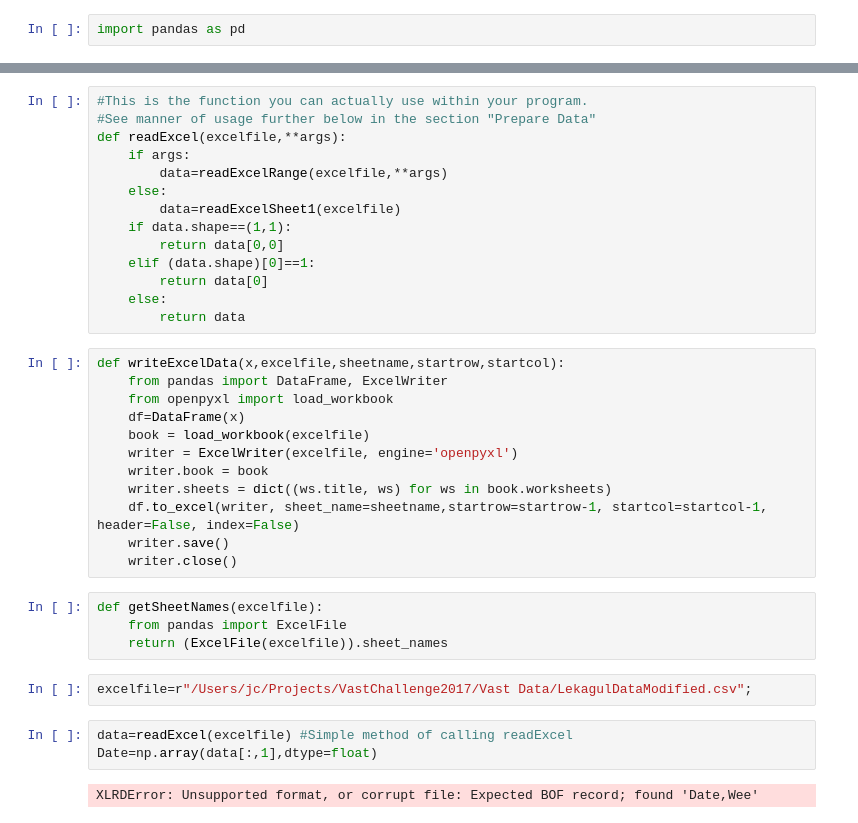
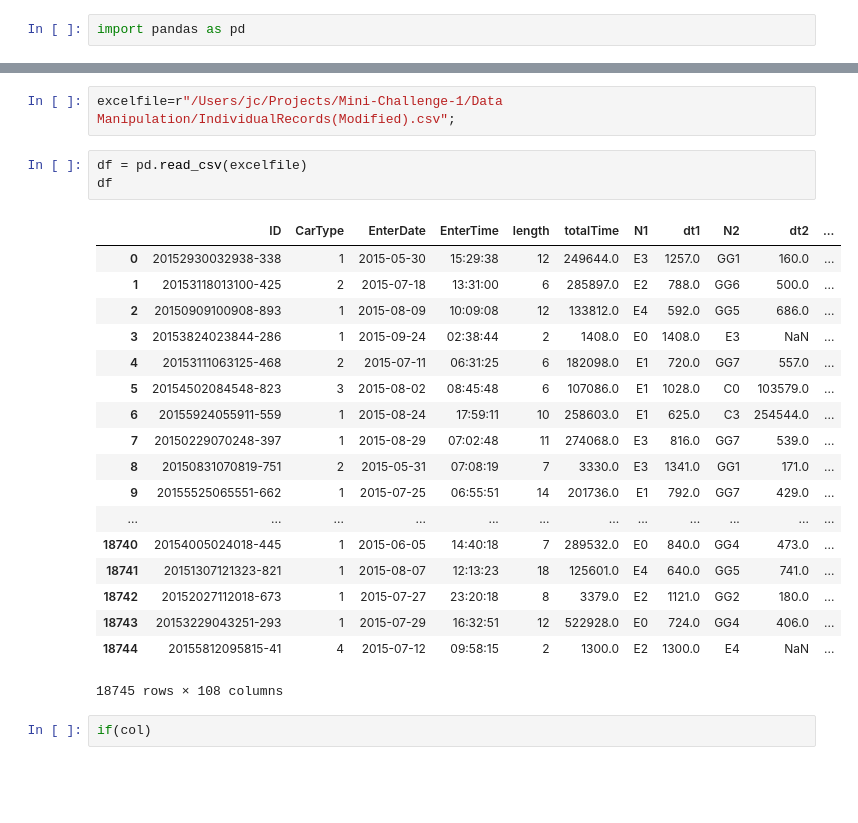
Before and after one commit to hdickie/Mini-Challenge-1, a Jupyter notebook: Data Manipulation/Vast+Challenge+Notebook.ipynb, the cells around one changed output, grey strips where cells are left out. Drawn from its saved outputs; the diff is of its cells as text; blank space fills up the shorter version.

```diff
--- a/Data Manipulation/Vast+Challenge+Notebook.ipynb
+++ b/Data Manipulation/Vast+Challenge+Notebook.ipynb
@@ -17,37 +7,26 @@ def readExcelRange(excelfile,sheetname="Sheet1",startrow=1,endrow=1,startcol=1,e
-# %%
-#This is the function you can actually use within your program.
-#See manner of usage further below in the section "Prepare Data"
-def readExcel(excelfile,**args):
-    if args:
-        data=readExcelRange(excelfile,**args)
-    else:
-        data=readExcelSheet1(excelfile)
-    if data.shape==(1,1):
-        return data[0,0]
-    elif (data.shape)[0]==1:
-        return data[0]
-    else:
-        return data
-# %%
-def writeExcelData(x,excelfile,sheetname,startrow,startcol):
-    from pandas import DataFrame, ExcelWriter
-    from openpyxl import load_workbook
-    df=DataFrame(x)
-    book = load_workbook(excelfile)
-    writer = ExcelWriter(excelfile, engine='openpyxl')
-    writer.book = book
-    writer.sheets = dict((ws.title, ws) for ws in book.worksheets)
-    df.to_excel(writer, sheet_name=sheetname,startrow=startrow-1, startcol=startcol-1, header=False, index=False)
-    writer.save()
-    writer.close()
-# %%
-def getSheetNames(excelfile):
-    from pandas import ExcelFile
-    return (ExcelFile(excelfile)).sheet_names
 # %%
-excelfile=r"/Users/jc/Projects/VastChallenge2017/Vast Data/LekagulDataModified.csv";
+excelfile=r"/Users/jc/Projects/Mini-Challenge-1/Data Manipulation/IndividualRecords(Modified).csv";
-# %%
-data=readExcel(excelfile) #Simple method of calling readExcel
-Date=np.array(data[:,1],dtype=float)
-# %% [output]
-XLRDError: Unsupported format, or corrupt file: Expected BOF record; found 'Date,Wee'
+# %%
+df = pd.read_csv(excelfile)
+df
+# %% [output]
+|  | ID | CarType | EnterDate | EnterTime | length | totalTime | N1 | dt1 | N2 | dt2 | ... |
+| 0 | 20152930032938-338 | 1 | 2015-05-30 | 15:29:38 | 12 | 249644.0 | E3 | 1257.0 | GG1 | 160.0 | ... |
+| 1 | 20153118013100-425 | 2 | 2015-07-18 | 13:31:00 | 6 | 285897.0 | E2 | 788.0 | GG6 | 500.0 | ... |
+| 2 | 20150909100908-893 | 1 | 2015-08-09 | 10:09:08 | 12 | 133812.0 | E4 | 592.0 | GG5 | 686.0 | ... |
+| 3 | 20153824023844-286 | 1 | 2015-09-24 | 02:38:44 | 2 | 1408.0 | E0 | 1408.0 | E3 | NaN | ... |
+| 4 | 20153111063125-468 | 2 | 2015-07-11 | 06:31:25 | 6 | 182098.0 | E1 | 720.0 | GG7 | 557.0 | ... |
+| 5 | 20154502084548-823 | 3 | 2015-08-02 | 08:45:48 | 6 | 107086.0 | E1 | 1028.0 | C0 | 103579.0 | ... |
+| 6 | 20155924055911-559 | 1 | 2015-08-24 | 17:59:11 | 10 | 258603.0 | E1 | 625.0 | C3 | 254544.0 | ... |
+| 7 | 20150229070248-397 | 1 | 2015-08-29 | 07:02:48 | 11 | 274068.0 | E3 | 816.0 | GG7 | 539.0 | ... |
+| 8 | 20150831070819-751 | 2 | 2015-05-31 | 07:08:19 | 7 | 3330.0 | E3 | 1341.0 | GG1 | 171.0 | ... |
+| 9 | 20155525065551-662 | 1 | 2015-07-25 | 06:55:51 | 14 | 201736.0 | E1 | 792.0 | GG7 | 429.0 | ... |
+| ... | ... | ... | ... | ... | ... | ... | ... | ... | ... | ... | ... |
+| 18740 | 20154005024018-445 | 1 | 2015-06-05 | 14:40:18 | 7 | 289532.0 | E0 | 840.0 | GG4 | 473.0 | ... |
+| 18741 | 20151307121323-821 | 1 | 2015-08-07 | 12:13:23 | 18 | 125601.0 | E4 | 640.0 | GG5 | 741.0 | ... |
+| 18742 | 20152027112018-673 | 1 | 2015-07-27 | 23:20:18 | 8 | 3379.0 | E2 | 1121.0 | GG2 | 180.0 | ... |
+| 18743 | 20153229043251-293 | 1 | 2015-07-29 | 16:32:51 | 12 | 522928.0 | E0 | 724.0 | GG4 | 406.0 | ... |
+| 18744 | 20155812095815-41 | 4 | 2015-07-12 | 09:58:15 | 2 | 1300.0 | E2 | 1300.0 | E4 | NaN | ... |
+18745 rows × 108 columns
+# %%
+if(col)
```
Also changed, not shown: parts of 2 cells of this notebook.
